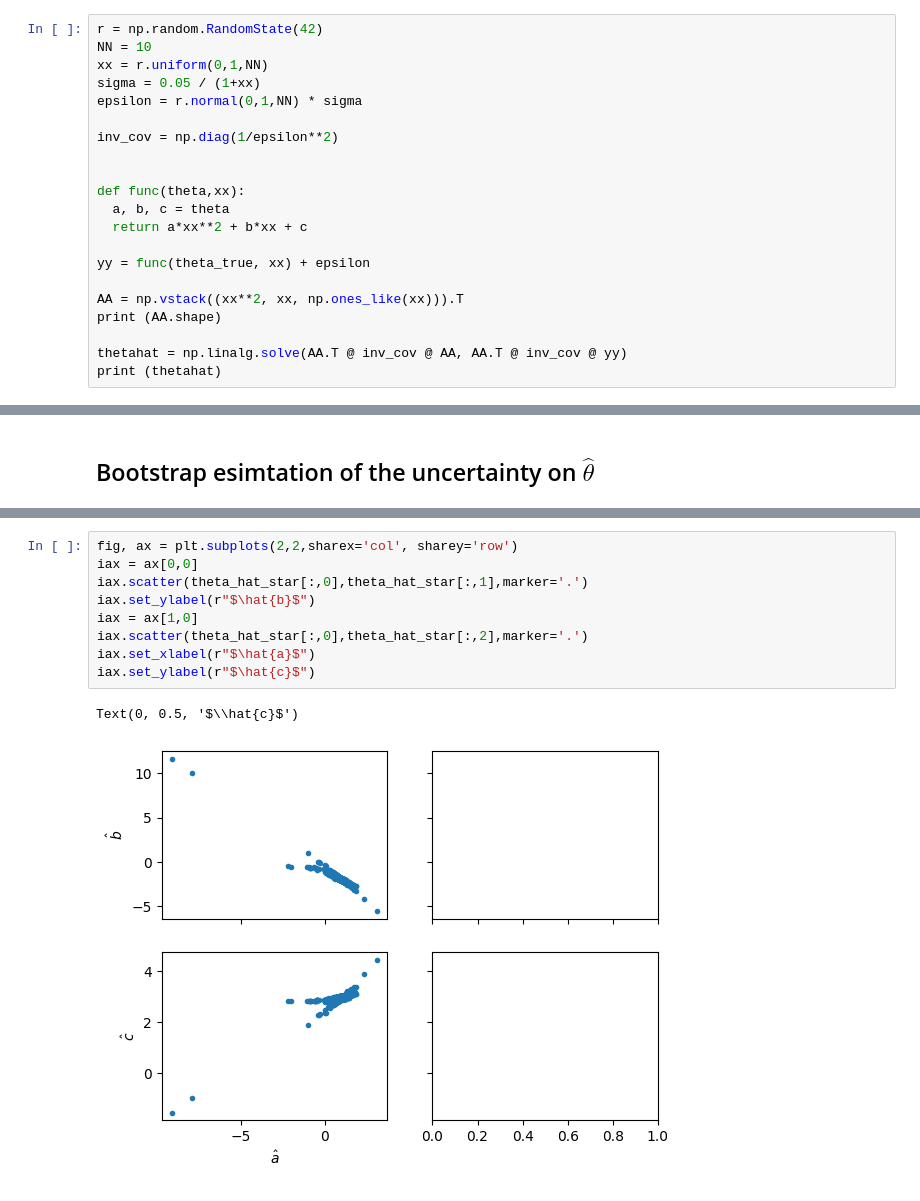
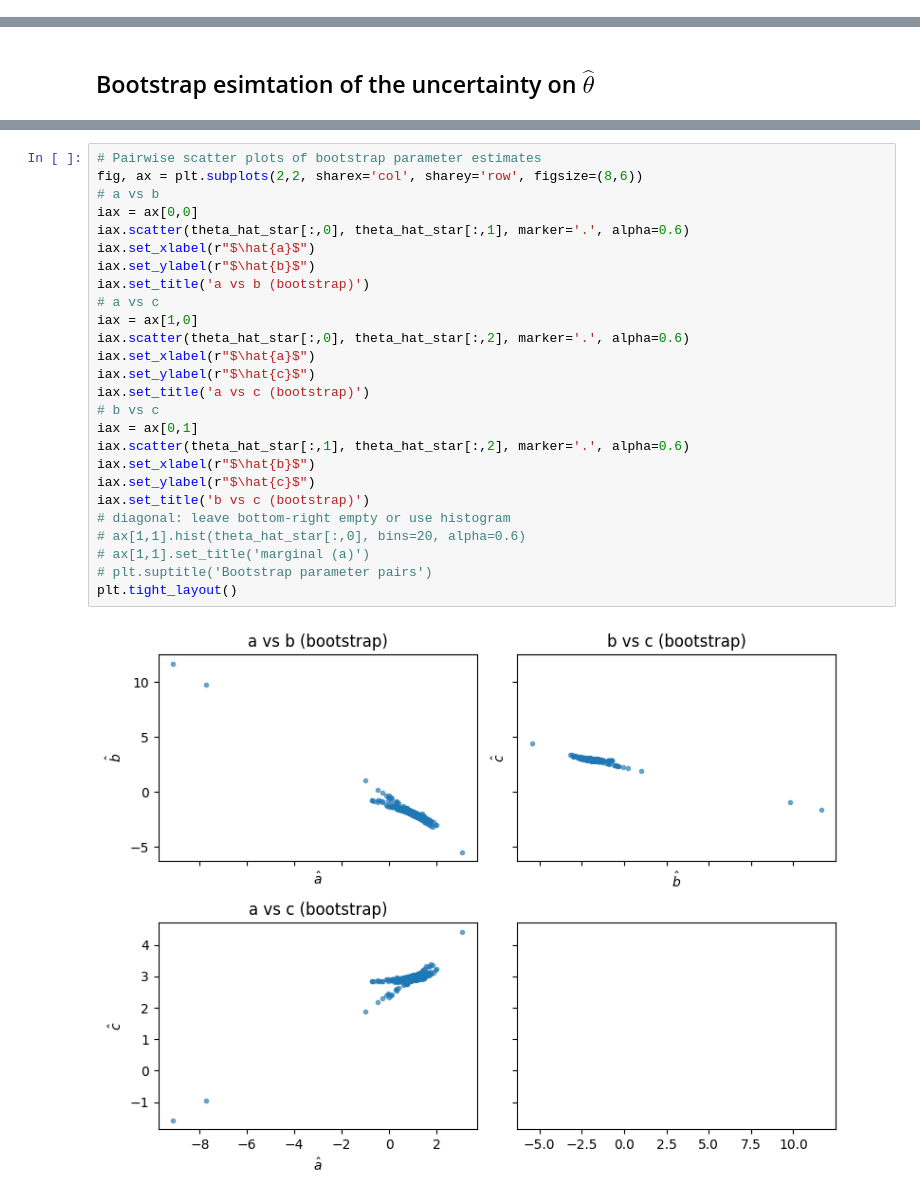
Before and after one commit to blhuillier/2025B_AstroDataAnalysis, a Jupyter notebook: Notebooks/Chap_7_Resampling.ipynb, the cells around one changed output, grey strips where cells are left out. Cells and saved outputs as stored; diff of their text form.

```diff
--- a/Notebooks/Chap_7_Resampling.ipynb
+++ b/Notebooks/Chap_7_Resampling.ipynb
@@ -24,21 +134,0 @@ theta_true = [a,b,c]
-# %%
-r = np.random.RandomState(42)
-NN = 10
-xx = r.uniform(0,1,NN)
-sigma = 0.05 / (1+xx)
-epsilon = r.normal(0,1,NN) * sigma
-
-inv_cov = np.diag(1/epsilon**2)
-
-
-def func(theta,xx):
-  a, b, c = theta
-  return a*xx**2 + b*xx + c
-
-yy = func(theta_true, xx) + epsilon
-
-AA = np.vstack((xx**2, xx, np.ones_like(xx))).T
-print (AA.shape)
-
-thetahat = np.linalg.solve(AA.T @ inv_cov @ AA, AA.T @ inv_cov @ yy)
-print (thetahat)
@@ -127,12 +214,28 @@ for ii in range(1):
 # %%
-fig, ax = plt.subplots(2,2,sharex='col', sharey='row')
+# Pairwise scatter plots of bootstrap parameter estimates
+fig, ax = plt.subplots(2,2, sharex='col', sharey='row', figsize=(8,6))
+# a vs b
 iax = ax[0,0]
-iax.scatter(theta_hat_star[:,0],theta_hat_star[:,1],marker='.')
+iax.scatter(theta_hat_star[:,0], theta_hat_star[:,1], marker='.', alpha=0.6)
+iax.set_xlabel(r"$\hat{a}$")
 iax.set_ylabel(r"$\hat{b}$")
+iax.set_title('a vs b (bootstrap)')
+# a vs c
 iax = ax[1,0]
-iax.scatter(theta_hat_star[:,0],theta_hat_star[:,2],marker='.')
+iax.scatter(theta_hat_star[:,0], theta_hat_star[:,2], marker='.', alpha=0.6)
 iax.set_xlabel(r"$\hat{a}$")
 iax.set_ylabel(r"$\hat{c}$")
+iax.set_title('a vs c (bootstrap)')
+# b vs c
+iax = ax[0,1]
+iax.scatter(theta_hat_star[:,1], theta_hat_star[:,2], marker='.', alpha=0.6)
+iax.set_xlabel(r"$\hat{b}$")
+iax.set_ylabel(r"$\hat{c}$")
+iax.set_title('b vs c (bootstrap)')
+# diagonal: leave bottom-right empty or use histogram
+# ax[1,1].hist(theta_hat_star[:,0], bins=20, alpha=0.6)
+# ax[1,1].set_title('marginal (a)')
+# plt.suptitle('Bootstrap parameter pairs')
+plt.tight_layout()
 # %% [output]
-Text(0, 0.5, '$\\hat{c}$')
-[figure, old version]
+[figure, new version]
```
Also changed, not shown: parts of 17 cells of this notebook.
